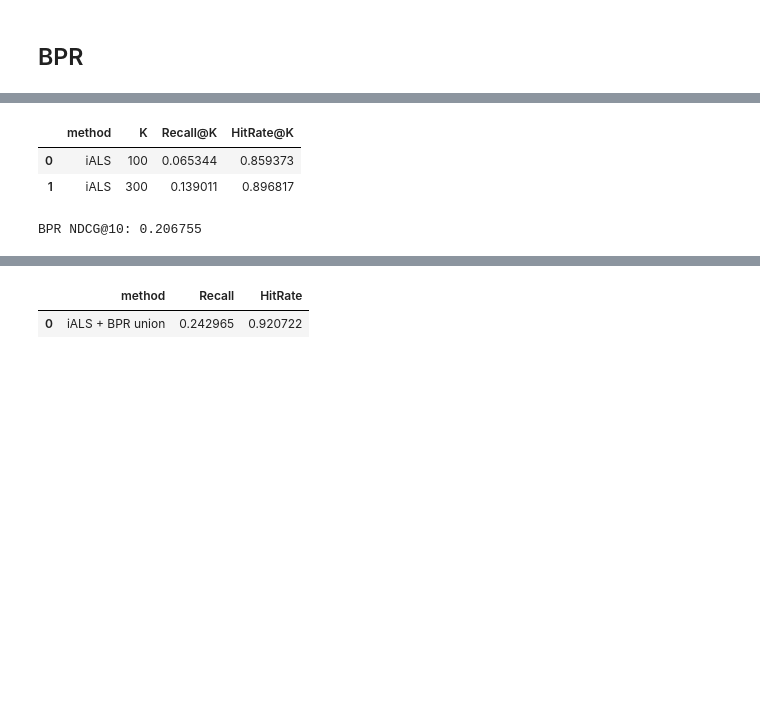
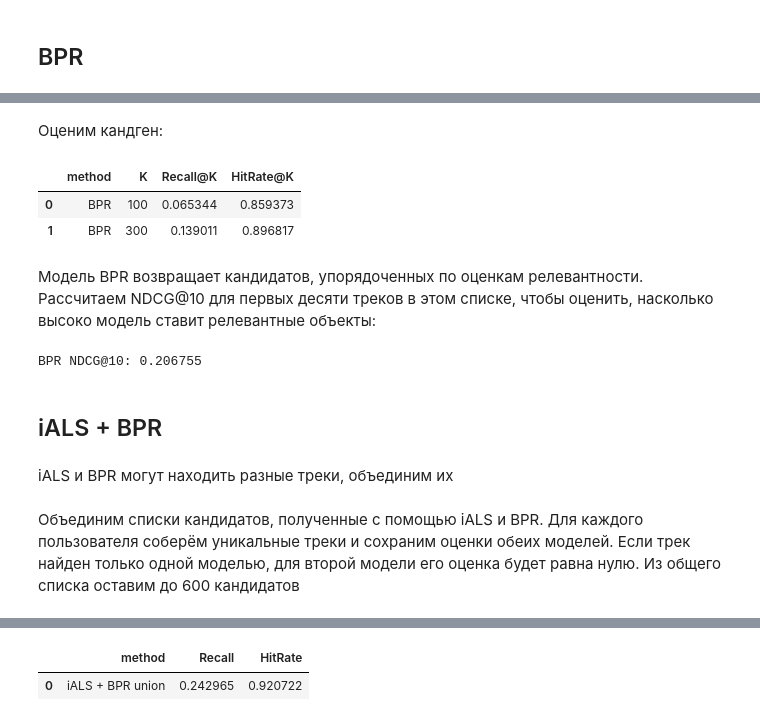
Before and after one commit to BeSoEv/music-recommendation-system, a Jupyter notebook: solution.ipynb, the cells around one changed output, grey strips where cells are left out. Drawn from its saved outputs; the diff is of its cells as text; code cells hidden in the pictures; blank space fills up the shorter version.

```diff
--- a/solution.ipynb
+++ b/solution.ipynb
@@ -13,3 +65,5 @@ TEST_PATH = DATA_DIR / "test_users.csv"
 ## Загрузка данных
 # %%
 train = pd.read_parquet(TRAIN_PATH)
+# %%
+test_users = pd.read_csv(TEST_PATH)
@@ -340,7 +412,8 @@ ials_recommendations = generate_ials_recommendations(
 def evaluate_recommendations(
     recommendations,
     valid_relevant,
-    candidate_sizes=(100, 300)
+    candidate_sizes=(100, 300),
+    method="iALS"
 ):
     results = []
 
@@ -362,7 +435,7 @@ def evaluate_recommendations(
             )
 
         results.append({
-            "method": "iALS",
+            "method": method,
             "K": k,
             "Recall@K": np.mean(recalls),
             "HitRate@K": np.mean(hit_rates)
@@ -496,0 +578,5 @@ ials_best_config = {
+# %%
+best_ials_model = fit_ials(
+    R,
+    **ials_best_config
+)
@@ -497,6 +585,6 @@ ials_best_config = {
 # %%
 ials_recommendations_best = generate_ials_recommendations(
-    model=model,
+    model=best_ials_model,
     R=R,
     user_ids=list(valid_relevant.keys()),
     user_to_idx={uid: idx for idx, uid in enumerate(user_ids)},
@@ -592,17 +690,22 @@ bpr_recommendations = generate_bpr_recommendations(
     item_ids=item_ids,
     n_candidates=300
 )
+# %% [markdown]
+Оценим кандген:
 # %%
 bpr_results = evaluate_recommendations(
     bpr_recommendations,
-    valid_relevant
+    valid_relevant,
+    method="BPR"
 )
 
-display(bpr_results)
+bpr_results
 # %% [output]
 |  | method | K | Recall@K | HitRate@K |
-| 0 | iALS | 100 | 0.065344 | 0.859373 |
-| 1 | iALS | 300 | 0.139011 | 0.896817 |
+| 0 | BPR | 100 | 0.065344 | 0.859373 |
+| 1 | BPR | 300 | 0.139011 | 0.896817 |
+# %% [markdown]
+Модель BPR возвращает кандидатов, упорядоченных по оценкам релевантности. Рассчитаем NDCG@10 для первых десяти треков в этом списке, чтобы оценить, насколько высоко модель ставит релевантные объекты:
 # %%
 bpr_ndcg_scores = []
 
@@ -621,6 +724,12 @@ bpr_ndcg = np.mean(bpr_ndcg_scores)
 print(f"BPR NDCG@10: {bpr_ndcg:.6f}")
 # %% [output]
 BPR NDCG@10: 0.206755
+# %% [markdown]
+## iALS + BPR
+# %% [markdown]
+ iALS и BPR могут находить разные треки, объединим их
+# %% [markdown]
+Объединим списки кандидатов, полученные с помощью iALS и BPR. Для каждого пользователя соберём уникальные треки и сохраним оценки обеих моделей. Если трек найден только одной моделью, для второй модели его оценка будет равна нулю. Из общего списка оставим до 600 кандидатов
 # %%
 def merge_recommendations(
     rec1,
```
Also changed, not shown: parts of 135 cells of this notebook.
